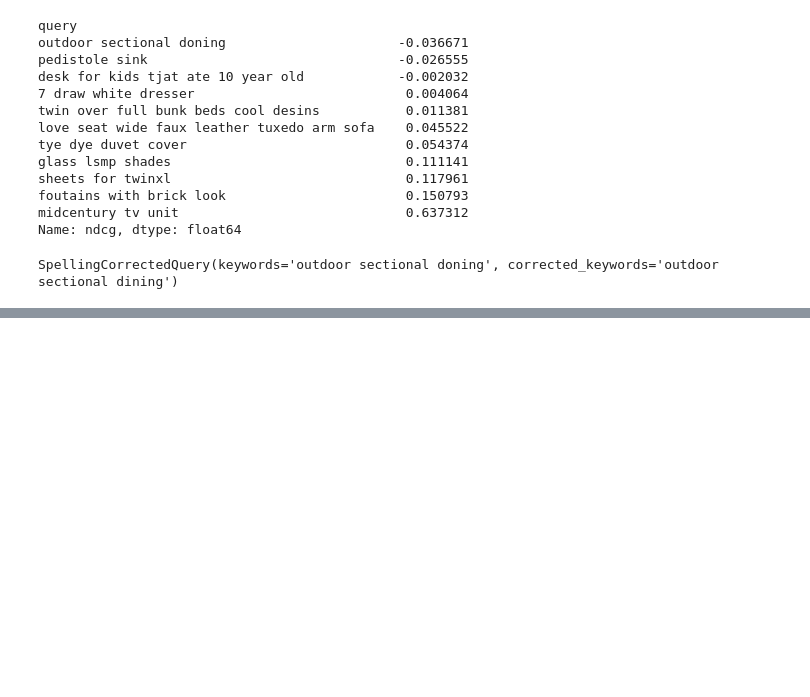
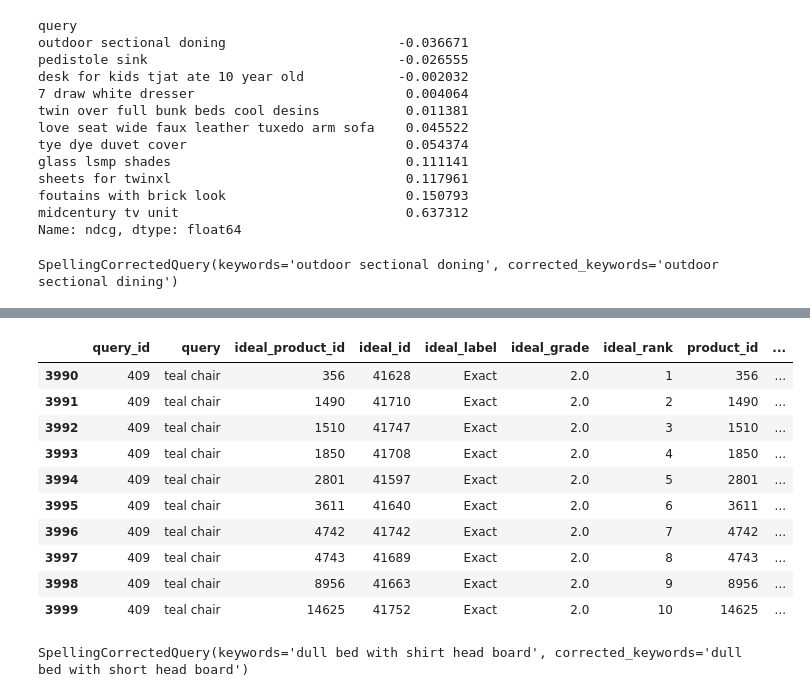
Before and after one commit to softwaredoug/cheat-at-search, a Jupyter notebook: notebooks/Analyze and Improve BM25.ipynb, the cells around one changed output, grey strips where cells are left out. Drawn from its saved outputs; the diff is of its cells as text; code cells hidden in the pictures; blank space fills up the shorter version.

```diff
--- a/notebooks/Analyze and Improve BM25.ipynb
+++ b/notebooks/Analyze and Improve BM25.ipynb
@@ -531,0 +430,3 @@ top_level_counts[top_level_counts > 10].index.to_list()
+# %%
+sxs_corrected = side_by_side(graded_corrected, ideal_top_10)
+sxs_corrected
@@ -531,0 +467,18 @@ top_level_counts[top_level_counts > 10].index.to_list()
+# %%
+sxs_corrected[sxs_corrected['query'] == 'teal chair']
+# %% [output]
+|  | query_id | query | ideal_product_id | ideal_id | ideal_label | ideal_grade | ideal_rank | product_id | ... |
+| 3990 | 409 | teal chair | 356 | 41628 | Exact | 2.0 | 1 | 356 | ... |
+| 3991 | 409 | teal chair | 1490 | 41710 | Exact | 2.0 | 2 | 1490 | ... |
+| 3992 | 409 | teal chair | 1510 | 41747 | Exact | 2.0 | 3 | 1510 | ... |
+| 3993 | 409 | teal chair | 1850 | 41708 | Exact | 2.0 | 4 | 1850 | ... |
+| 3994 | 409 | teal chair | 2801 | 41597 | Exact | 2.0 | 5 | 2801 | ... |
+| 3995 | 409 | teal chair | 3611 | 41640 | Exact | 2.0 | 6 | 3611 | ... |
+| 3996 | 409 | teal chair | 4742 | 41742 | Exact | 2.0 | 7 | 4742 | ... |
+| 3997 | 409 | teal chair | 4743 | 41689 | Exact | 2.0 | 8 | 4743 | ... |
+| 3998 | 409 | teal chair | 8956 | 41663 | Exact | 2.0 | 9 | 8956 | ... |
+| 3999 | 409 | teal chair | 14625 | 41752 | Exact | 2.0 | 10 | 14625 | ... |
+# %%
+corrected._corrected('dull bed with shirt head board')
+# %% [output]
+SpellingCorrectedQuery(keywords='dull bed with shirt head board', corrected_keywords='dull bed with short head board')
```
Also changed, not shown: parts of 8 cells of this notebook, 11 other files.
